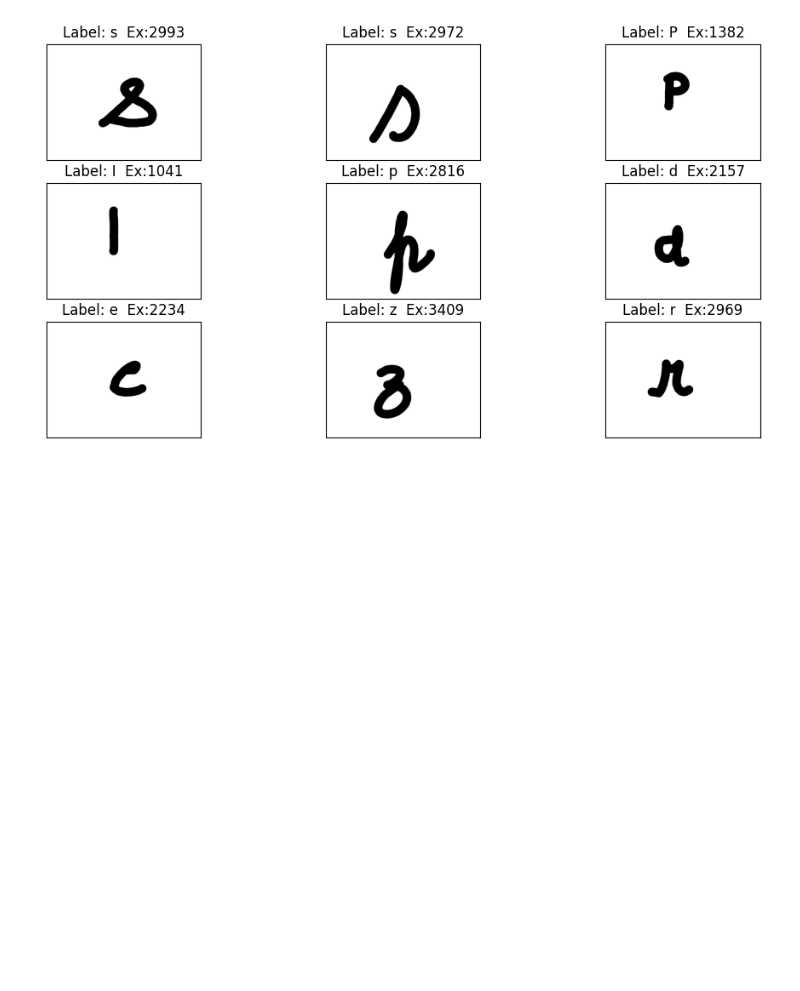
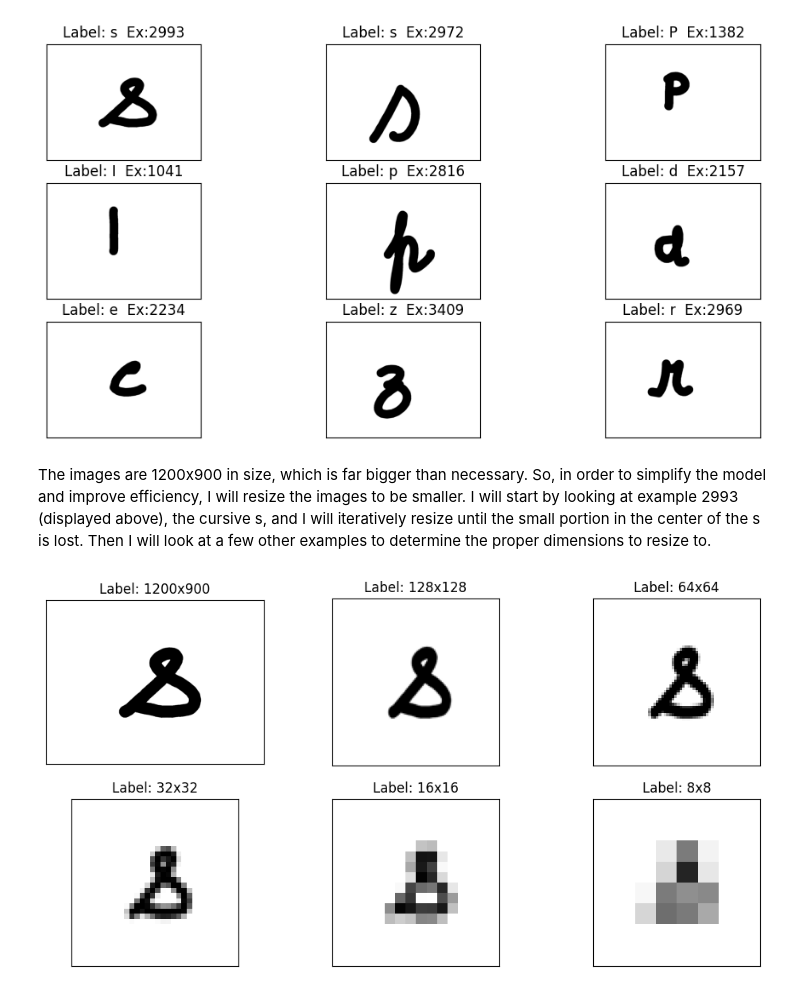
Before and after one commit to hemmerlinaj20/Project1_Phase1, a Jupyter notebook: research.ipynb, the cells around one changed output. Cells and saved outputs as stored; diff of their text form; code cells hidden in the pictures; blank space fills up the shorter version.

Commit message:
Image resizing experiments.

```diff
--- a/research.ipynb
+++ b/research.ipynb
@@ -86,13 +97,16 @@ All classes are equally represented, and there are no missing labels or unusual
 # display_images(3, 3, images, labels, decoder)
 # %%
 # ***ABOVE CODE - MODIFIED BY ME***
-def display_images(rows, cols, images, labels, examples): # added examples so that I can plot the example number as well
+def display_images(rows, cols, images, labels, examples=None): # added examples so that I can plot the example number as well
     _, axes = plt.subplots(nrows = rows, ncols = cols, figsize=(12,6)) # changed to actually use the rows and cols args
     for i, ax in enumerate(axes.flatten()):
         ax.imshow(images[i], cmap='gray')
         ax.set_xticks([])
         ax.set_yticks([])
-        ax.set_title(f'Label: {labels[i]}  Ex:{examples[i]}') # changed because I don't need to decode the labels
+        if examples is not None:
+            ax.set_title(f'Label: {labels[i]}  Ex:{examples[i]}') # changed because I don't need to decode the labels
+        else:
+            ax.set_title(f'Label: {labels[i]}')
 # %%
 # ***MY CODE***
 rows = 3
@@ -128,3 +142,19 @@ interesting_examples = [2993, 2972, 1382, 1041, 2816, 2157, 2234, 3409, 2969]
 display_images(3, 3, [Image.open(f'{BASE_IMAGE_PATH}{df["image"][ex]}') for ex in interesting_examples], [df['label'][ex] for ex in interesting_examples], interesting_examples)
 # %% [output]
 [figure]
+# %% [markdown]
+The images are 1200x900 in size, which is far bigger than necessary. So, in order to simplify the model and improve efficiency, I will resize the images to be smaller. I will start by looking at example 2993 (displayed above), the cursive s, and I will iteratively resize until the small portion in the center of the s is lost. Then I will look at a few other examples to determine the proper dimensions to resize to.
+# %%
+# ***MY CODE***
+img_s1 = Image.open(f'{BASE_IMAGE_PATH}{df["image"][2993]}')
+resized_images = []
+labels = ['1200x900','128x128','64x64','32x32','16x16','8x8']
+resized_images.append(img_s1)
+resized_images.append(img_s1.resize((128,128)))
+resized_images.append(img_s1.resize((64,64)))
+resized_images.append(img_s1.resize((32,32)))
+resized_images.append(img_s1.resize((16,16)))
+resized_images.append(img_s1.resize((8,8)))
+display_images(2,3,resized_images,labels)
+# %% [output]
+[figure, added]
```
Also changed, not shown: parts of 14 cells of this notebook.
